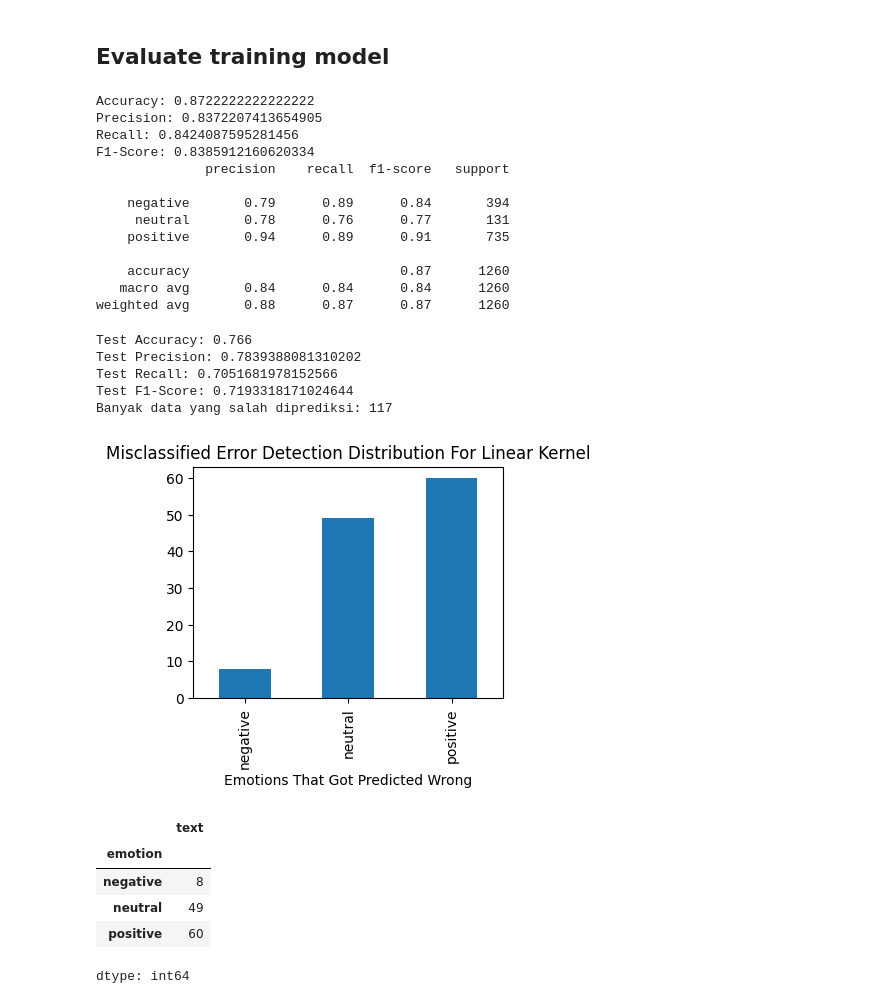
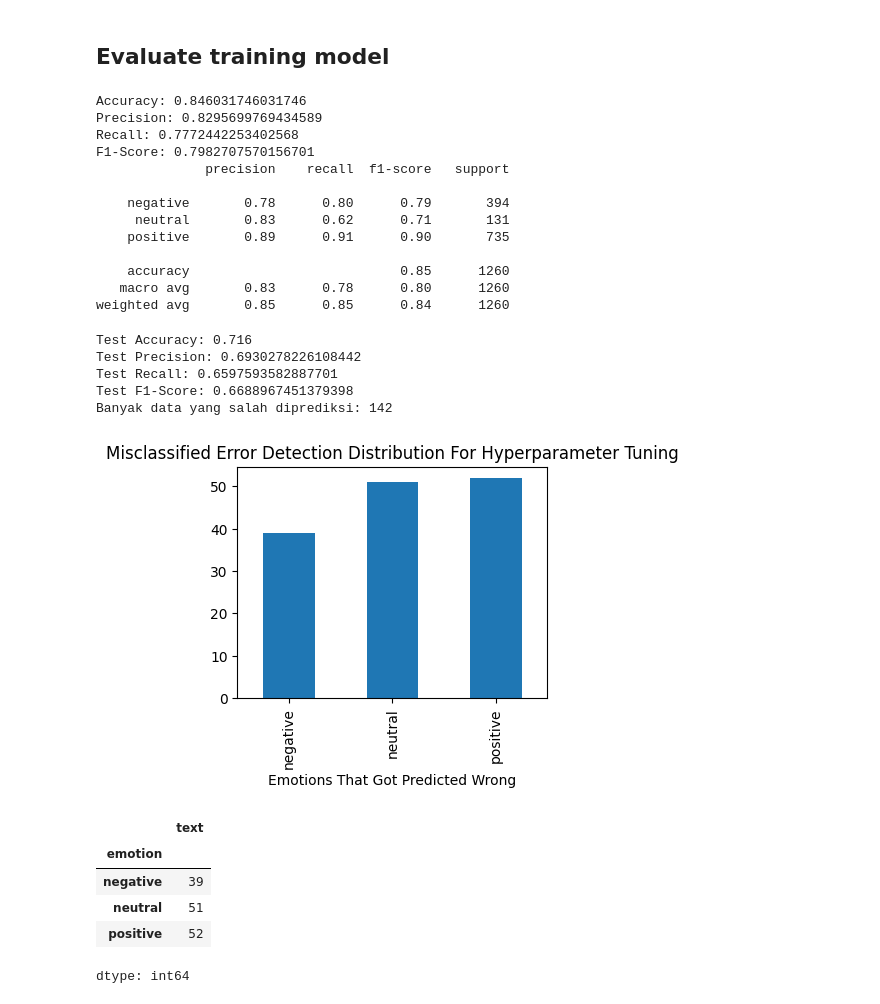
Before and after one commit to Breezy-DR/Classification-Task-13521048, a Jupyter notebook: SVM_13521048.ipynb, the cells around one changed output. Drawn from its saved outputs; the diff is of its cells as text; code cells hidden in the pictures.

Commit message:
feat: modify code and add dataset

```diff
--- a/SVM_13521048.ipynb
+++ b/SVM_13521048.ipynb
@@ -70,3 +87,17 @@ for word in vocab:
+# %%
+# Set stopwords
+stop_words = set(stopwords.words('indonesian'))
+
+def tokenize_text(text):
+    tokens = word_tokenize(text)
+    # Remove stop words
+    tokens = [word for word in tokens if word not in stop_words]
+    return ' '.join(tokens)
+
+# Apply tokenization to the train, validation, and test datasets
+df_train['text'] = df_train['text'].apply(tokenize_text)
+df_valid['text'] = df_valid['text'].apply(tokenize_text)
+df_test_unmasked['text'] = df_test_unmasked['text'].apply(tokenize_text)
 # %%
 df_train.head(10)
 # %% [output]
@@ -369,7 +400,7 @@ dtype: int64
 # Experiment 4: Hyperparameter tuning
 # %%
 # Do hyperparameter tuning
-parameters = {'kernel': ['linear', 'rbf'], 'C': [0.1, 1, 10]}
+parameters = {'kernel': ['linear', 'rbf'], 'C': [0.1, 1, 10, 20]}
 # Use grid search
 grid_search = GridSearchCV(SVC(), parameters, scoring='f1_macro')
 grid_search.fit(X_train, y_train)
@@ -381,7 +412,7 @@ Best Parameters: {'C': 0.1, 'kernel': 'linear'}
 ## Training
 # %%
 # Create SVM model with selected experiment kernel and train
-svm_model = SVC(kernel='linear', C=0.1)
+svm_model = SVC(kernel='rbf', C=10)
 svm_model.fit(X_train, y_train)
 
 # Do validation
@@ -418,19 +449,19 @@ def class_report_test(y_test, y_test_pred):
 # Evaluate on validation set
 class_report_valid(y_valid, y_valid_pred)
 # %% [output]
-Accuracy: 0.8722222222222222
-Precision: 0.8372207413654905
-Recall: 0.8424087595281456
-F1-Score: 0.8385912160620334
+Accuracy: 0.846031746031746
+Precision: 0.8295699769434589
+Recall: 0.7772442253402568
+F1-Score: 0.7982707570156701
               precision    recall  f1-score   support
 
-    negative       0.79      0.89      0.84       394
-     neutral       0.78      0.76      0.77       131
-    positive       0.94      0.89      0.91       735
+    negative       0.78      0.80      0.79       394
+     neutral       0.83      0.62      0.71       131
+    positive       0.89      0.91      0.90       735
 
-    accuracy                           0.87      1260
-   macro avg       0.84      0.84      0.84      1260
-weighted avg       0.88      0.87      0.87      1260
+    accuracy                           0.85      1260
+   macro avg       0.83      0.78      0.80      1260
+weighted avg       0.85      0.85      0.84      1260
 # %%
 # Predict x column using SVM model
 y_test_pred = svm_model.predict(X_test)
@@ -444,29 +475,29 @@ misclassified = df_test_unmasked[df_test_unmasked['emotion'] != df_test_unmasked
 misclassified_count = misclassified[['text', 'emotion', 'predicted_emotion']].shape[0]
 print(f'Banyak data yang salah diprediksi: {misclassified_count}')
 # %% [output]
-Test Accuracy: 0.766
-Test Precision: 0.7839388081310202
-Test Recall: 0.7051681978152566
-Test F1-Score: 0.7193318171024644
-Banyak data yang salah diprediksi: 117
+Test Accuracy: 0.716
+Test Precision: 0.6930278226108442
+Test Recall: 0.6597593582887701
+Test F1-Score: 0.6688967451379398
+Banyak data yang salah diprediksi: 142
 # %%
 misclassified_2 = misclassified.copy()
 
 emotion_decoding = {0: 'negative', 1: 'neutral', 2: 'positive'}
 misclassified_2['emotion'] = misclassified_2['emotion'].replace(emotion_decoding)
 misclassified_2['predicted_emotion'] = misclassified_2['predicted_emotion'].replace(emotion_decoding)
 
 fig = plt.figure(figsize=(4,3))
 misclassified_2.groupby('emotion').text.count().plot.bar(ylim=0)
-plt.title("Misclassified Error Detection Distribution For Linear Kernel")
+plt.title("Misclassified Error Detection Distribution For Hyperparameter Tuning")
 plt.xlabel('Emotions That Got Predicted Wrong')
 plt.show()
 misclassified_2.groupby('emotion').text.count()
 # %% [output]
-[figure, old version]
+[figure, new version]
 |  | text |
 | emotion |  |
-| negative | 8 |
-| neutral | 49 |
-| positive | 60 |
+| negative | 39 |
+| neutral | 51 |
+| positive | 52 |
 dtype: int64
```
Also changed, not shown: parts of 15 cells of this notebook, 8 other files.
